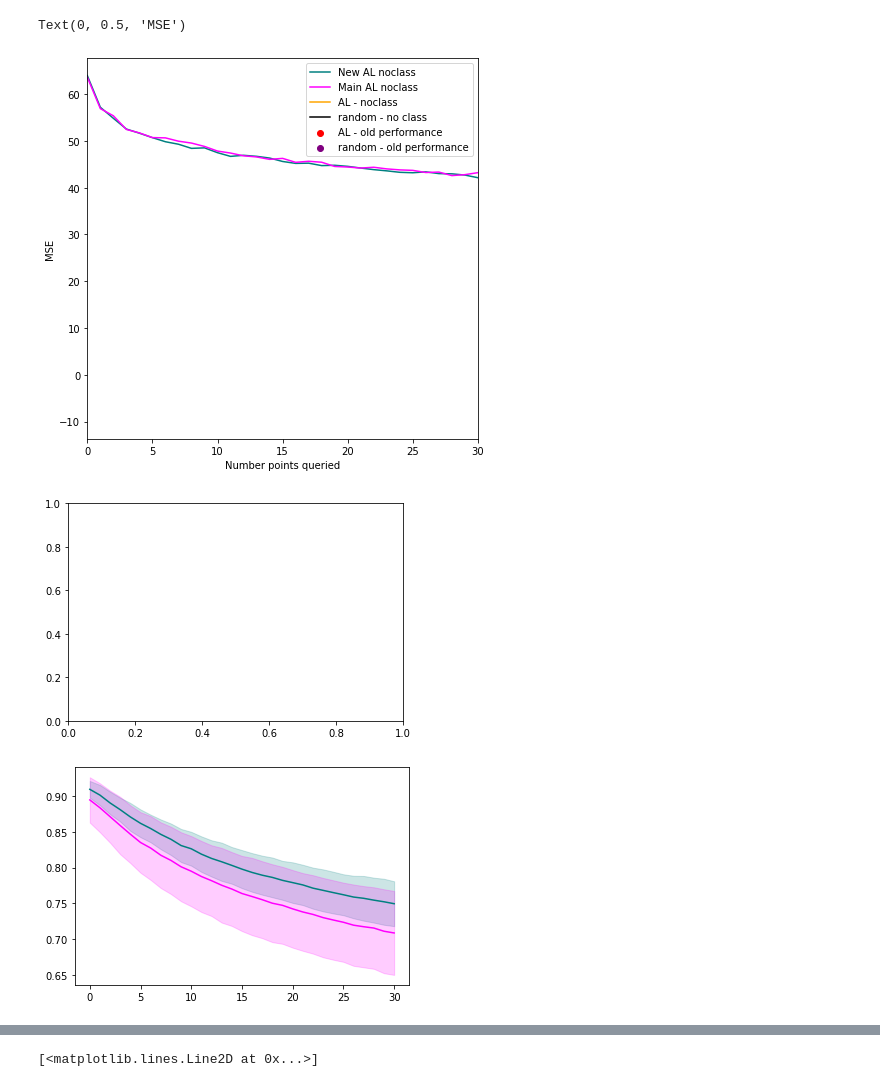
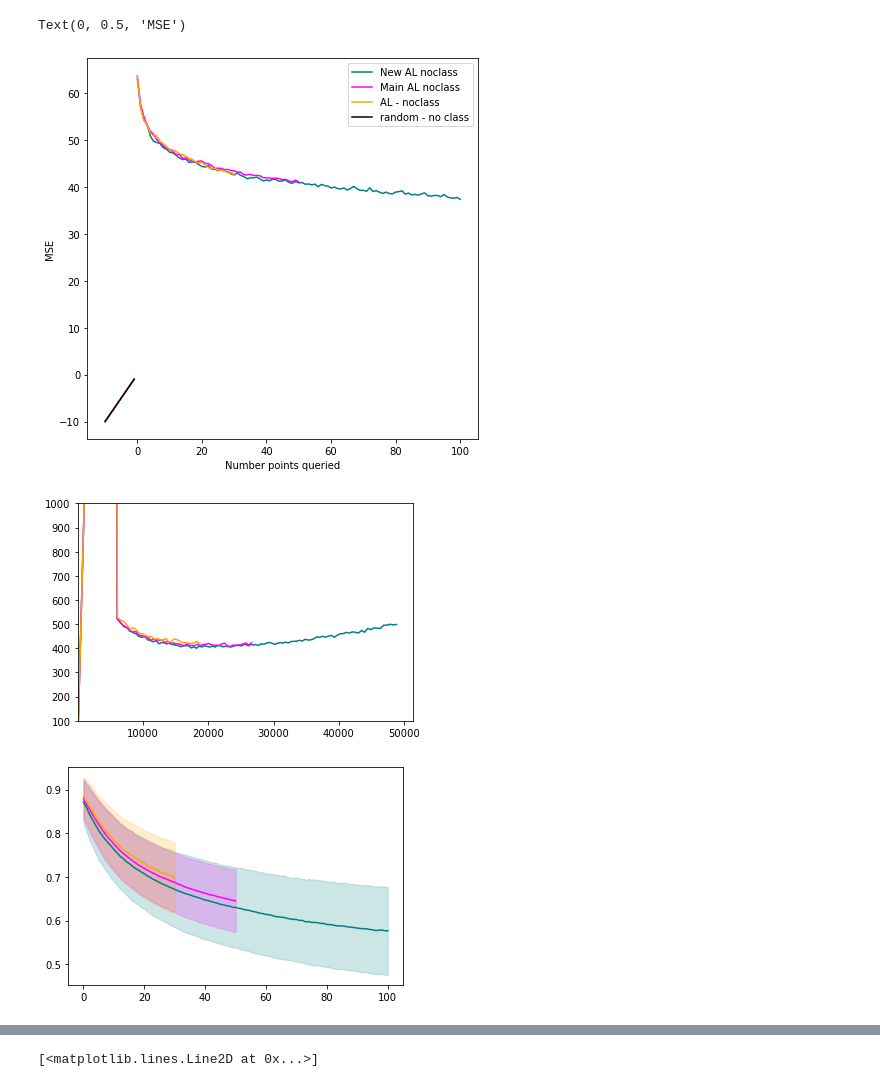
Before and after one commit to zcapjdb/UKAEAGroupProject, a Jupyter notebook: src/notebooks/pipeline_notebooks/outputs.ipynb, the cells around one changed output, grey strips where cells are left out. Drawn from its saved outputs; the diff is of its cells as text; code cells hidden in the pictures.

Commit message:
in this branch train loop adjusted for single regressor full dataset

```diff
--- a/src/notebooks/pipeline_notebooks/outputs.ipynb
+++ b/src/notebooks/pipeline_notebooks/outputs.ipynb
@@ -2,3 +2,8 @@
 import pickle as pkl
 import matplotlib.pylab as plt
 import numpy as np
+# %%
+output_dir = f"/home/ir-zani1/rds/rds-ukaea-ap001/ir-zani1/qualikiz/UKAEAGroupProject/outputs/2600000_2600000/"
+name_full = output_dir+"bootstrapped_AL_lam_1_uncertainty_classretrain_False_keepprob500_8cf5eba32f32ef1ead3fc8c061843bd21baf1301.pkl"
+with open(name_full,"rb") as f:
+    dic_full = pkl.load(f)
@@ -5,20 +30,23 @@ import numpy as np
 # %%
 
-output_dir = f"/home/ir-zani1/rds/rds-ukaea-ap001/ir-zani1/qualikiz/UKAEAGroupProject/outputs/20000_5000/"
+output_dir = f"/home/ir-zani1/rds/rds-ukaea-ap001/ir-zani1/qualikiz/UKAEAGroupProject/outputs/55000_5000/"
 name = output_dir+'bootstrapped_AL_lam_1_uncertainty_classretrain_False_keepprob0.25.pkl'
 with open(name,"rb") as f:
     dic = pkl.load(f)
 #output_dir = f"/home/ir-zani1/rds/rds-ukaea-ap001/ir-zani1/qualikiz/Active_Continual_Learning/outputs/20000_5000/"
+output_dir = f"/home/ir-zani1/rds/rds-ukaea-ap001/ir-zani1/qualikiz/UKAEAGroupProject/outputs/30000_5000/"
 
-name_ = output_dir+'bootstrapped_AL_lam_1_uncertainty_classretrain_False_keepprob0.25_7f38089e29175663899af598fd3a2408a6d768a0.pkl'
+name_ = output_dir+'bootstrapped_AL_lam_1_uncertainty_classretrain_False_keepprob500_8cf5eba32f32ef1ead3fc8c061843bd21baf1301.pkl'
 with open(name_,"rb") as f:
     dic_ = pkl.load(f)
 
 
-output_dir = f"/home/ir-zani1/rds/rds-ukaea-ap001/ir-zani1/qualikiz/UKAEAGroupProject/outputs/80000_5000/"
-name_noclass = output_dir+'bootstrapped_AL_lam_1_uncertainty_classretrain_False_keepprob0.25_fromscratch_False.pkl'
-with open(name,"rb") as f:
-    dic_noclass = pkl.load(f)
+output_dir = f"/home/ir-zani1/rds/rds-ukaea-ap001/ir-zani1/qualikiz/Active_Continual_Learning/outputs/20000_5000/"
+name_1 = output_dir+'bootstrapped_AL_lam_1_uncertainty_classretrain_False_keepprob0.25_single_85400f38379a212eeb90db35632077ee59763ef3.pkl'
+with open(name_1,"rb") as f:
+    dic_1 = pkl.load(f)
+
+'''
 output_dir = f"/home/ir-zani1/rds/rds-ukaea-ap001/ir-zani1/qualikiz/UKAEAGroupProject/outputs/80000_5000/"
 
 name_noclass_ = output_dir+'bootstrapped_AL_lam_1_random_classretrain_False_keepprob0.25_fromscratch_False.pkl'
@@ -46,3 +74,4 @@ with open(name3,"rb") as f:
 
 output_dir = f"/home/ir-zani1/rds/rds-ukaea-ap001/ir-zani1/qualikiz/UKAEAGroupProject/outputs/155000_5000/"
 name2 = output_dir+'bootstrapped_AL_lam_1_uncertainty_classretrain_True_keepprob0.05_fromscratch_False.pkl'
+'''
@@ -63,6 +94,7 @@ def get_data(path, unscale=False):
     out_['class_train_acc'] = [dic['out'][i]['class_train_acc'] for i in range(len(dic['out']))]
     out_['class_val_acc'] = [dic['out'][i]['class_val_acc'] for i in range(len(dic['out']))]
     out_['class_test_precision'] = [dic['out'][i]['holdout_class_precision'] for i in range(len(dic['out']))]
+    out_['class_test_precision_init'] = [dic['out'][i]['class_precision_init'] for i in range(len(dic['out']))]
     out_['class_test_recall'] = [dic['out'][i]['holdout_class_recall'] for i in range(len(dic['out']))]
     out_['class_test_recall_init'] = [dic['out'][i]['class_recall_init'] for i in range(len(dic['out']))]
     out_['n_train_points'] = [dic['out'][i]['n_train_points'] for i in range(len(dic['out']))]
@@ -100,9 +244,7 @@ def get_losses(dic):
     recall_losses = []
     for o in dic['class_test_recall']:
         recall_losses.append(o)#np.append(np.array(o),np.zeros(2000-len(o))+np.nan))
-    recall_init = []
-    for o in dic['class_test_recall_init']:
-        recall_init.append(o)#np.append(np.array(o),np.zeros(2000-len(o))+np.nan))
+
 
     test_init_mean = np.nanmean(np.array(dic['test_loss_init_unscaled']), axis=0)#
     test_init_std = np.nanstd(np.array(dic['test_loss_init_unscaled']), axis=0)#
@@ -123,13 +265,13 @@ f1, ax1 = plt.subplots(1,1)
 f2, ax2 = plt.subplots(1,1)
 
 colors = ['teal','magenta','orange','black','red']
-for d,c in zip([name,name_],colors):#, name_noclass, name_noclass_],colors):
+for d,c in zip([name,name_,name_1],colors):#, name_noclass, name_noclass_],colors):
     out = get_data(d, unscale=True)
     _,_,test_mean,_,recall,recall_std,num_train,ncand = get_losses(out)
     ax.plot(range(len(num_train)), test_mean,color=c)
-    print(test_mean[-1])
+    print(test_mean)
     #try:
-   # ax1.plot(range(len(ncand)),ncand,color=c)# np.append(0,np.diff(num_train)), color=c)
+    ax1.plot(num_train, np.append(0,np.diff(num_train)), color=c)
    # except:
    #     pass
     ax2.plot(range(len(recall)),recall, color=c)
@@ -144,13 +286,14 @@ ax.plot(xx,xx, label='Main AL noclass ', color='magenta')
 ax.plot(xx,xx, label='AL - noclass', color='orange')#
 #ax.plot(xx,xx, label='random - noclass', color='black')
 ax.plot(xx,xx, label='random - no class', color='black')
-ax.scatter([15000],[37],label='AL - old performance',color='red')
-ax.scatter([15000],[50],label='random - old performance',color='purple')
+#ax.scatter([15000],[37],label='AL - old performance',color='red')
+#ax.scatter([15000],[50],label='random - old performance',color='purple')#
 
 ax.legend()
 
-ax.set_xlim(0,30)#5000)
-
+#ax.set_xlim(0,30)#5000)
+ax1.set_xlim(2)
+ax1.set_ylim(100,1000)
 #ax.set_ylim(35,60)
 ax.set_xlabel('Number points queried')
 ax.set_ylabel('MSE')
@@ -160,4 +318,4 @@ ax.set_ylabel('MSE')
 Text(0, 0.5, 'MSE')
-[figure, old version]
+[figure, new version]
-[figure, old version]
+[figure, new version]
-[figure, old version]
+[figure, new version]
```
Also changed, not shown: parts of 9 cells of this notebook, 3 other files.
